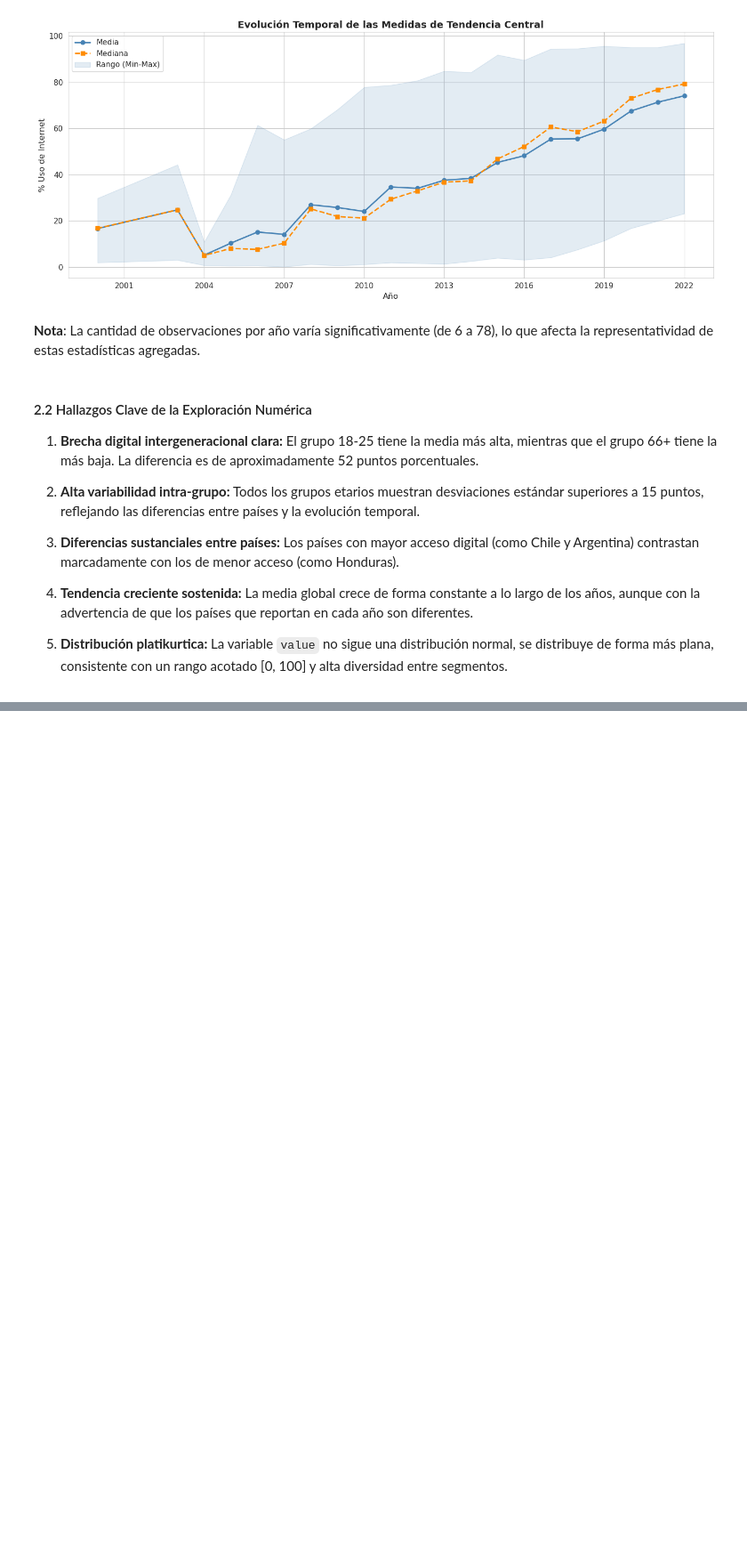
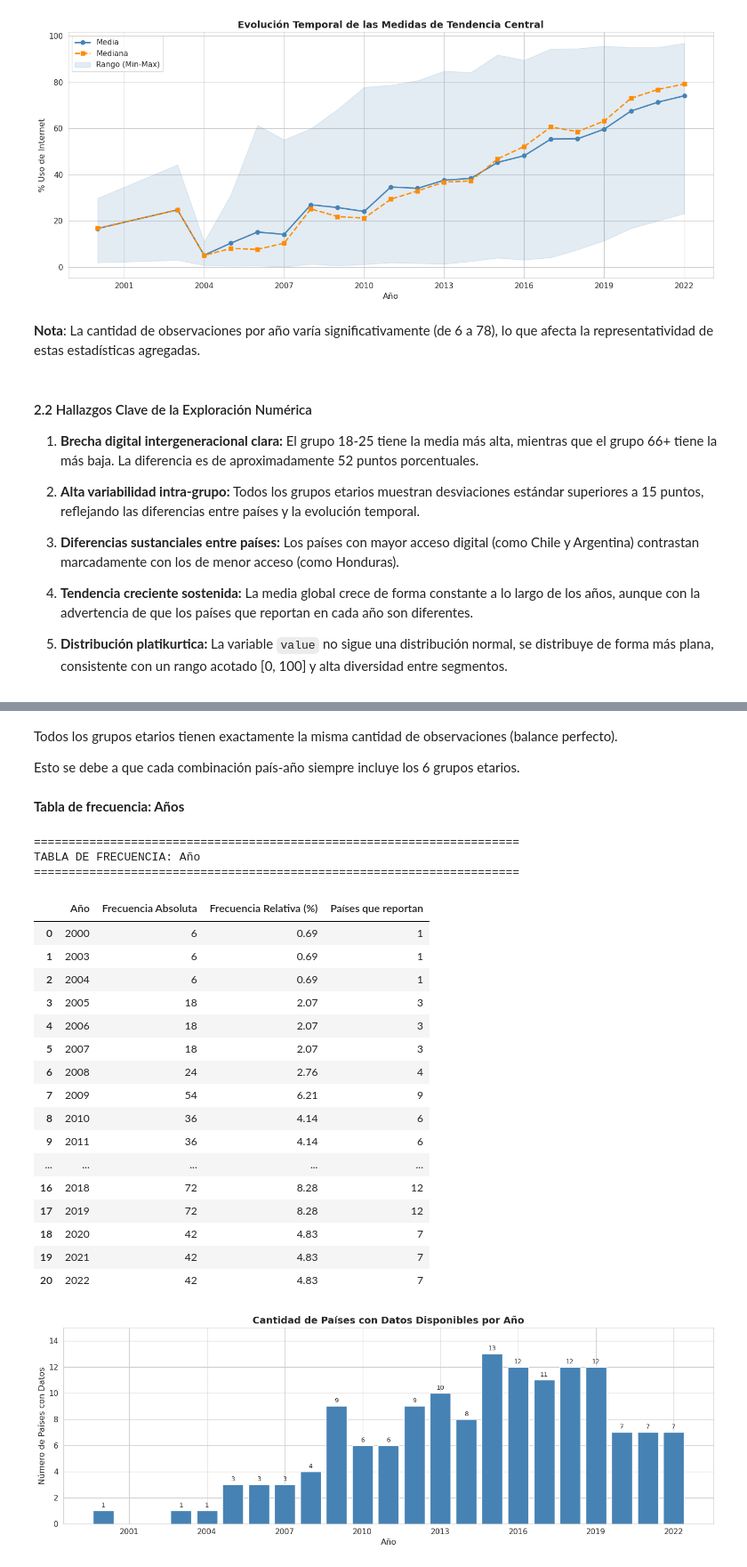
Before and after one commit to Tunchxz/CC3074-Proyecto-Final, a Jupyter notebook: Week-1.ipynb, the cells around one changed output, grey strips where cells are left out. Shown at 89% size. Saved outputs shown, nothing was run; the diff lists cells and outputs as text; code cells hidden in the pictures; blank space fills up the shorter version.

```diff
--- a/Week-1.ipynb
+++ b/Week-1.ipynb
@@ -584,0 +677,51 @@ Estadísticas descriptivas por año:
+# %% [markdown]
+Todos los grupos etarios tienen exactamente la misma cantidad de observaciones (balance perfecto).
+
+Esto se debe a que cada combinación país-año siempre incluye los 6 grupos etarios.
+# %% [markdown]
+**Tabla de frecuencia: Años**
+# %%
+print('=' * 70)
+print('TABLA DE FRECUENCIA: Año')
+print('=' * 70)
+
+freq_year = df['Años__ESTANDAR'].value_counts().sort_index().reset_index()
+freq_year.columns = ['Año', 'Frecuencia Absoluta']
+freq_year['Frecuencia Relativa (%)'] = (freq_year['Frecuencia Absoluta'] / len(df) * 100).round(2)
+freq_year['Países que reportan'] = freq_year['Frecuencia Absoluta'] // 6  # 6 grupos etarios por pais
+
+display(freq_year)
+
+# Grafico de barras temporal
+fig, ax = plt.subplots(figsize=(14, 5))
+bars = ax.bar(freq_year['Año'], freq_year['Países que reportan'], color='steelblue', edgecolor='white')
+ax.set_xlabel('Año')
+ax.set_ylabel('Número de Países con Datos')
+ax.set_title('Cantidad de Países con Datos Disponibles por Año', fontsize=14, fontweight='bold')
+ax.bar_label(bars, padding=3, fontsize=9)
+ax.set_ylim(0, 15)
+ax.xaxis.set_major_locator(MaxNLocator(integer=True))
+plt.tight_layout()
+plt.show()
+# %% [output]
+======================================================================
+TABLA DE FRECUENCIA: Año
+======================================================================
+|  | Año | Frecuencia Absoluta | Frecuencia Relativa (%) | Países que reportan |
+| 0 | 2000 | 6 | 0.69 | 1 |
+| 1 | 2003 | 6 | 0.69 | 1 |
+| 2 | 2004 | 6 | 0.69 | 1 |
+| 3 | 2005 | 18 | 2.07 | 3 |
+| 4 | 2006 | 18 | 2.07 | 3 |
+| 5 | 2007 | 18 | 2.07 | 3 |
+| 6 | 2008 | 24 | 2.76 | 4 |
+| 7 | 2009 | 54 | 6.21 | 9 |
+| 8 | 2010 | 36 | 4.14 | 6 |
+| 9 | 2011 | 36 | 4.14 | 6 |
+| ... | ... | ... | ... | ... |
+| 16 | 2018 | 72 | 8.28 | 12 |
+| 17 | 2019 | 72 | 8.28 | 12 |
+| 18 | 2020 | 42 | 4.83 | 7 |
+| 19 | 2021 | 42 | 4.83 | 7 |
+| 20 | 2022 | 42 | 4.83 | 7 |
+[figure, added]
```
Also changed, not shown: parts of 9 cells of this notebook.
